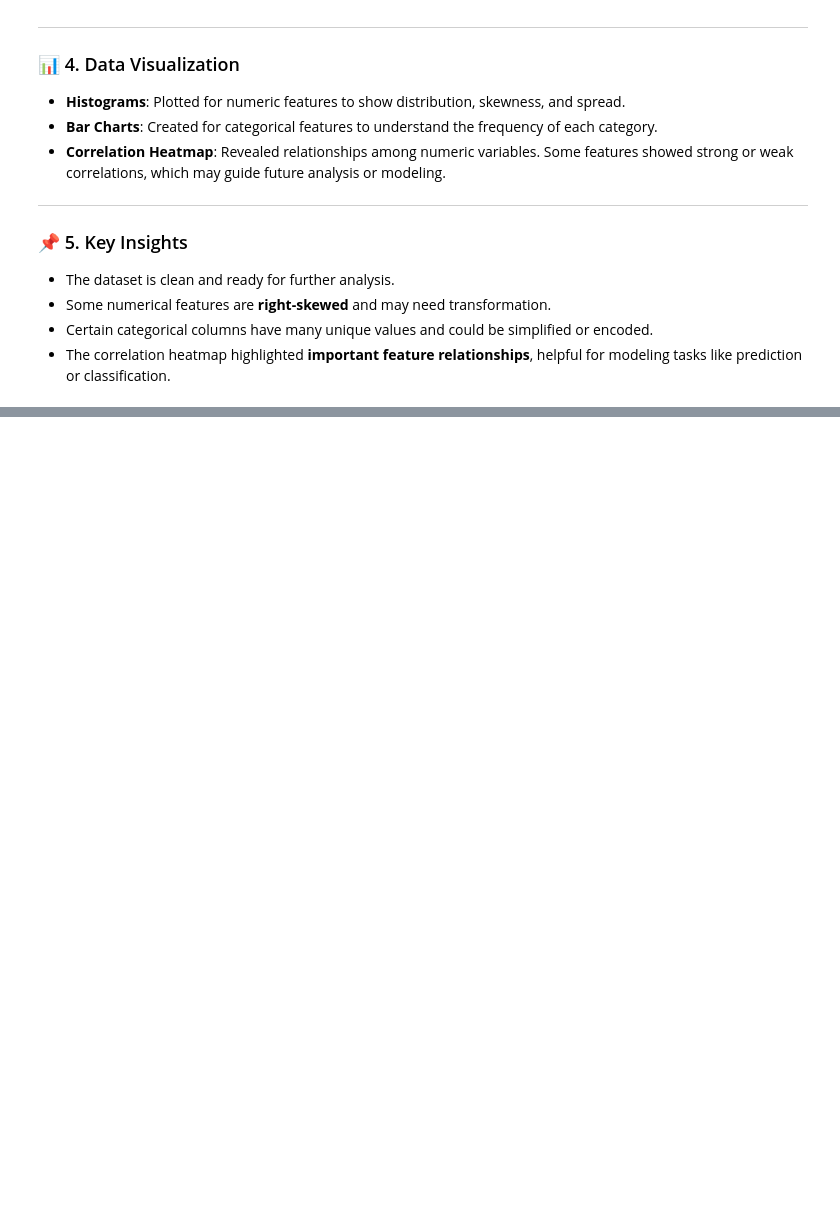
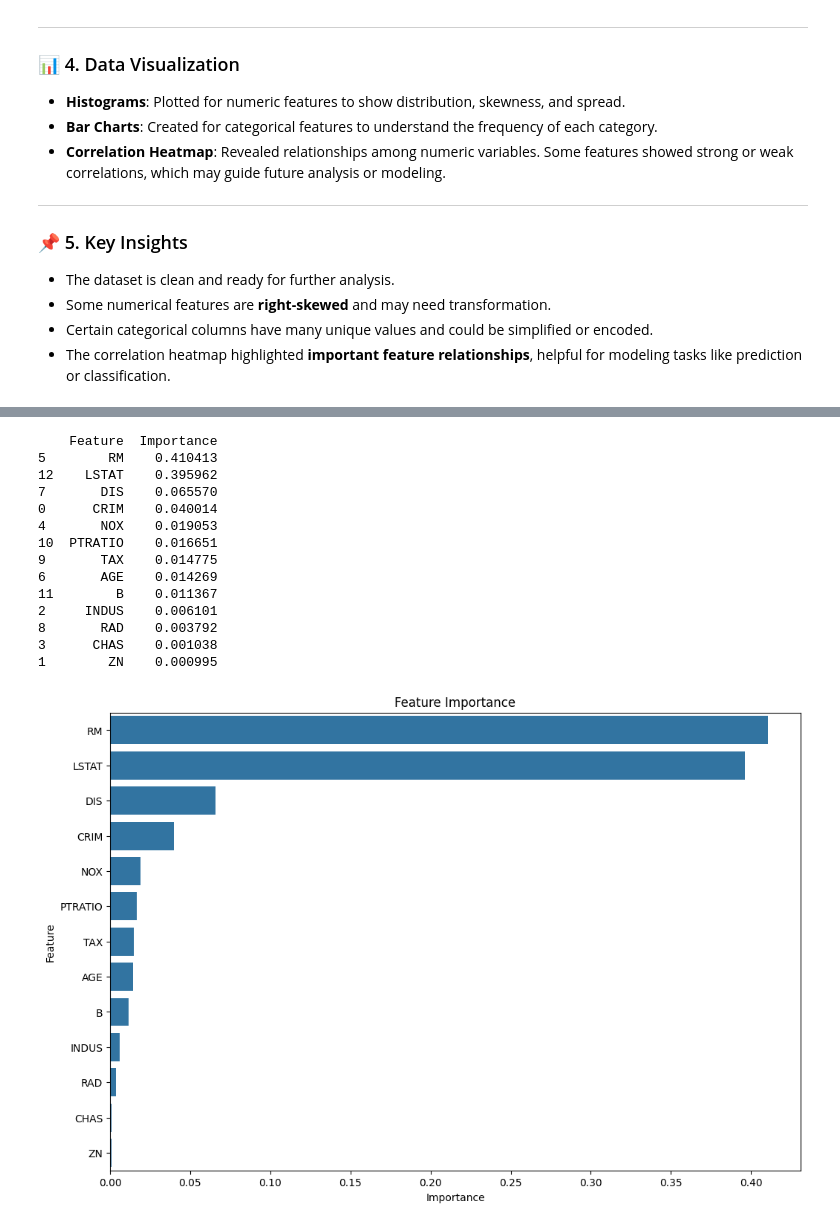
Before and after one commit to Urooj112233/Task-1-of-Data-Science-internship, a Jupyter notebook: Task1.ipynb, the cells around one changed output, grey strips where cells are left out. Cells and saved outputs as stored; diff of their text form; code cells hidden in the pictures; blank space fills up the shorter version.

```diff
--- a/Task1.ipynb
+++ b/Task1.ipynb
@@ -251,0 +507,42 @@ The Airbnb dataset contains multiple rows and columns with both **numerical** (e
+# %%
+# Analyzing the Impact of Dropping Columns "ZN" & "CHAS"
+# feature importance
+from sklearn.ensemble import RandomForestRegressor
+
+# Prepare the data without dropping 'CHAS' and 'ZN'
+X = df.drop(columns=['MEDV'])
+y = df['MEDV']
+
+# Fit a random forest model
+model = RandomForestRegressor()
+model.fit(X, y)
+
+# Get feature importances
+feature_importances = model.feature_importances_
+features = X.columns
+importance_df = pd.DataFrame({'Feature': features, 'Importance': feature_importances})
+importance_df = importance_df.sort_values(by='Importance', ascending=False)
+
+print(importance_df)
+
+# Visualize feature importance
+plt.figure(figsize=(12, 8))
+sns.barplot(x='Importance', y='Feature', data=importance_df)
+plt.title('Feature Importance')
+plt.show()
+# %% [output]
+    Feature  Importance
+5        RM    0.410413
+12    LSTAT    0.395962
+7       DIS    0.065570
+0      CRIM    0.040014
+4       NOX    0.019053
+10  PTRATIO    0.016651
+9       TAX    0.014775
+6       AGE    0.014269
+11        B    0.011367
+2     INDUS    0.006101
+8       RAD    0.003792
+3      CHAS    0.001038
+1        ZN    0.000995
+[figure, added]
```
Also changed, not shown: parts of 45 cells of this notebook.
